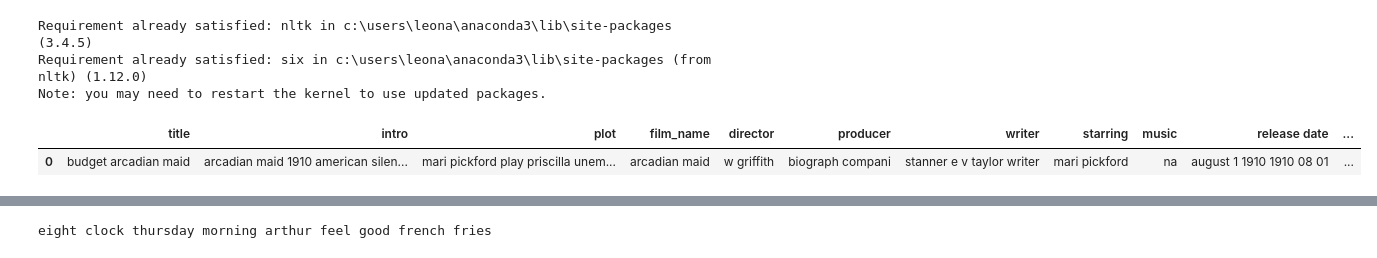
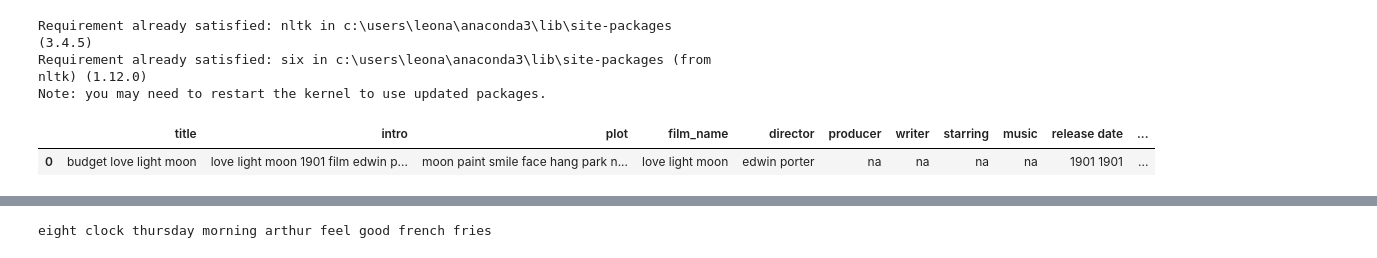
Before and after one commit to Debodeep94/ADM_HW3_Which_movie_to_watch, a Jupyter notebook: HMK3Leo.ipynb, the cells around one changed output, grey strips where cells are left out. Drawn from its saved outputs; the diff is of its cells as text; code cells hidden in the pictures.

```diff
--- a/HMK3Leo.ipynb
+++ b/HMK3Leo.ipynb
@@ -211,12 +211,12 @@ Requirement already satisfied: six in c:\users\leona\anaconda3\lib\site-packages
 Note: you may need to restart the kernel to use updated packages.
 # %%
 import pandas as pd
-dataset1 = pd.read_csv('Cleanfile/filmclean-25.tsv', delimiter='\t')
+dataset1 = pd.read_csv('Cleanfile/filmclean-0.tsv', delimiter='\t')
 #dataset1 = pd.read_csv('Tsvfiles/film1', delimiter='\t')
 dataset1
 # %% [output]
 |  | title | intro | plot | film_name | director | producer | writer | starring | music | release date | ... |
-| 0 | budget arcadian maid | arcadian maid 1910 american silen... | mari pickford play priscilla unem... | arcadian maid | w griffith | biograph compani | stanner e v taylor writer | mari pickford | na | august 1 1910 1910 08 01 | ... |
+| 0 | budget love light moon | love light moon 1901 film edwin p... | moon paint smile face hang park n... | love light moon | edwin porter | na | na | na | na | 1901 1901 | ... |
 # %%
 import io
 import nltk
```
Also changed, not shown: parts of 5 cells of this notebook.
